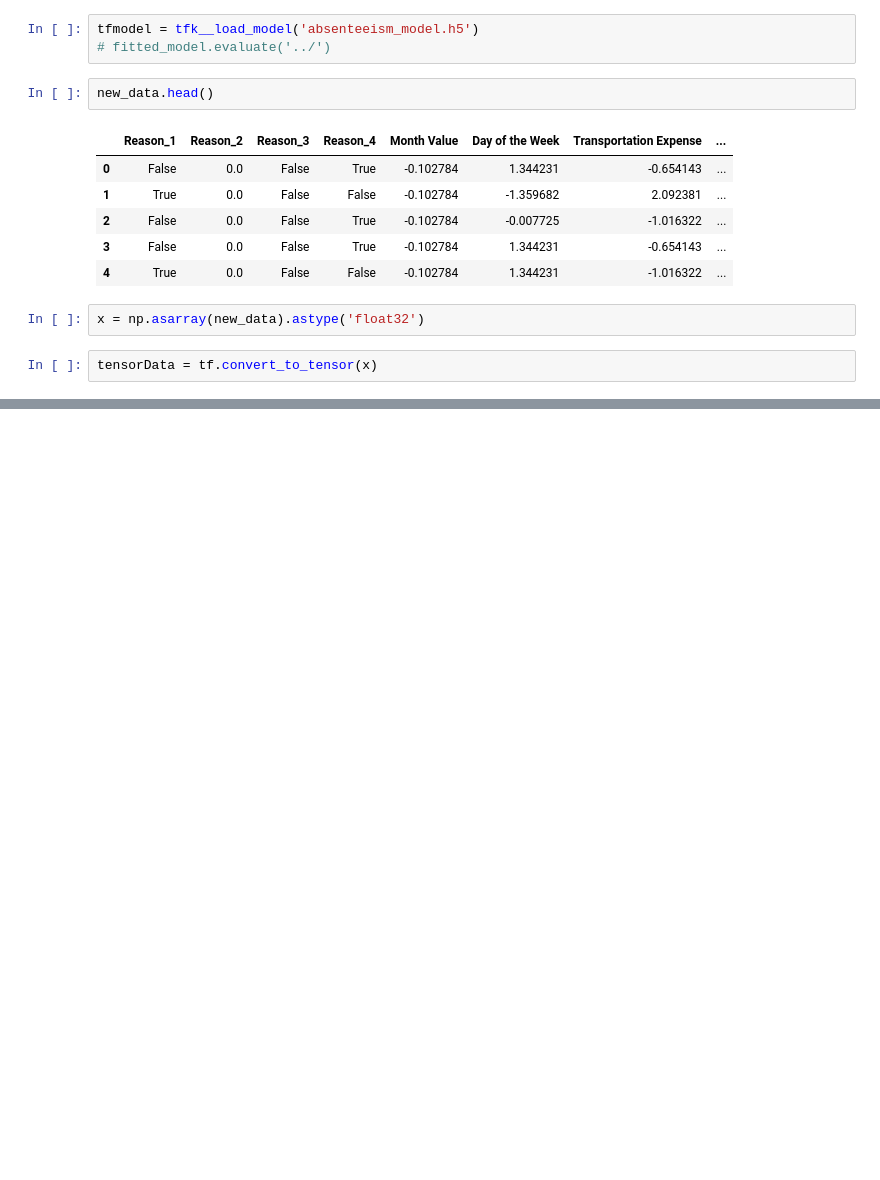
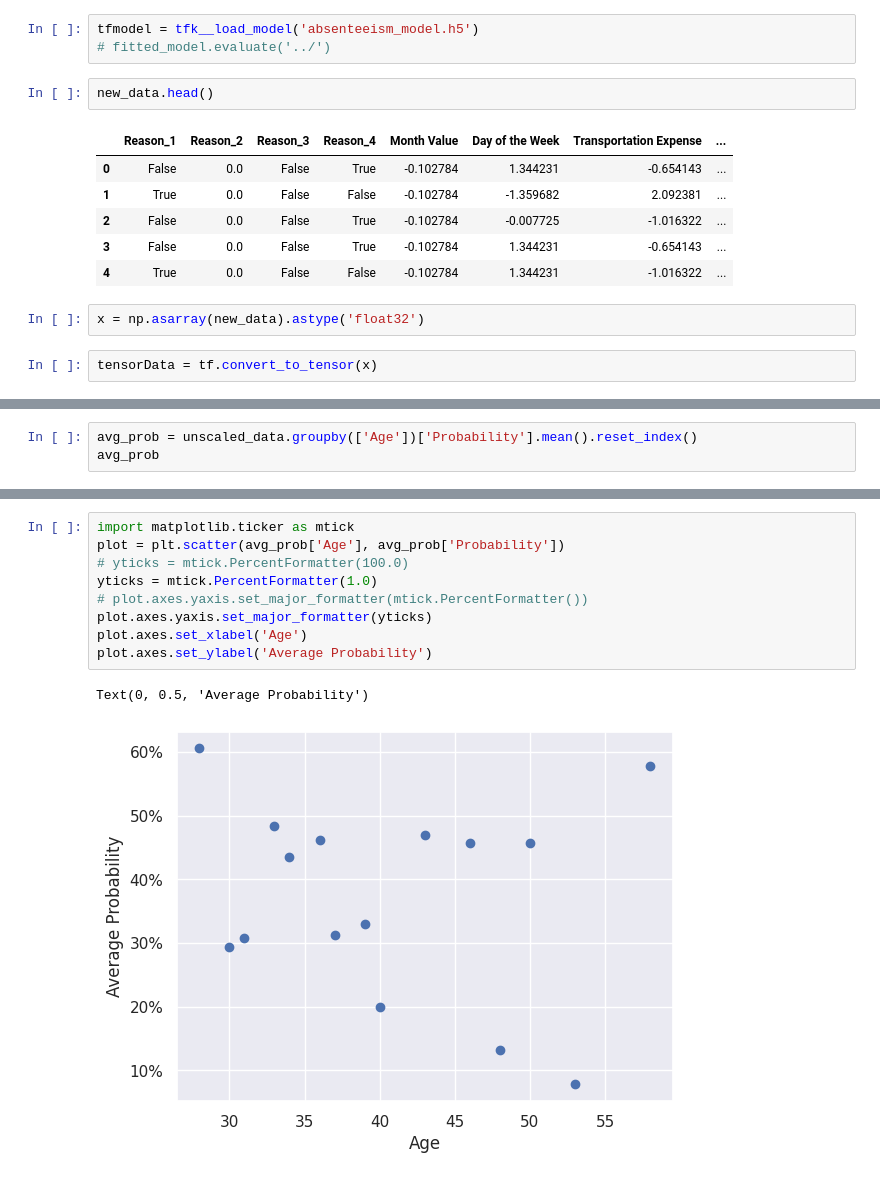
Before and after one commit to LastExile16/DataScience, a Jupyter notebook: case_study/tf_absenteeism_final/load_model.ipynb, the cells around one changed output, grey strips where cells are left out. Drawn from its saved outputs; the diff is of its cells as text; blank space fills up the shorter version.

```diff
--- a/case_study/tf_absenteeism_final/load_model.ipynb
+++ b/case_study/tf_absenteeism_final/load_model.ipynb
@@ -131,0 +167,3 @@ array([[0.13952322],
+# %%
+avg_prob = unscaled_data.groupby(['Age'])['Probability'].mean().reset_index()
+avg_prob
@@ -131,0 +187,12 @@ array([[0.13952322],
+# %%
+import matplotlib.ticker as mtick
+plot = plt.scatter(avg_prob['Age'], avg_prob['Probability'])
+# yticks = mtick.PercentFormatter(100.0)
+yticks = mtick.PercentFormatter(1.0)
+# plot.axes.yaxis.set_major_formatter(mtick.PercentFormatter())
+plot.axes.yaxis.set_major_formatter(yticks)
+plot.axes.set_xlabel('Age')
+plot.axes.set_ylabel('Average Probability')
+# %% [output]
+Text(0, 0.5, 'Average Probability')
+[figure, added]
```
Also changed, not shown: parts of 12 cells of this notebook.
